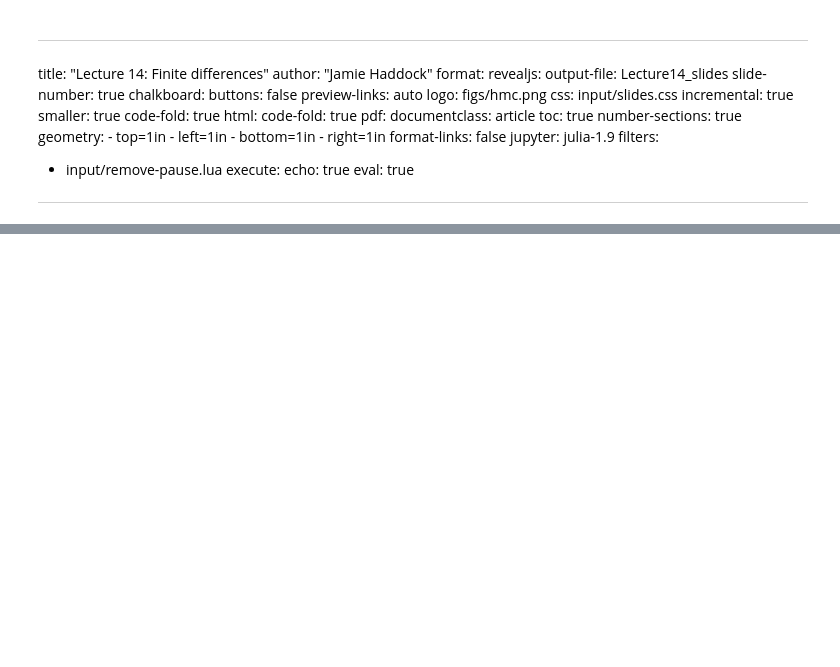
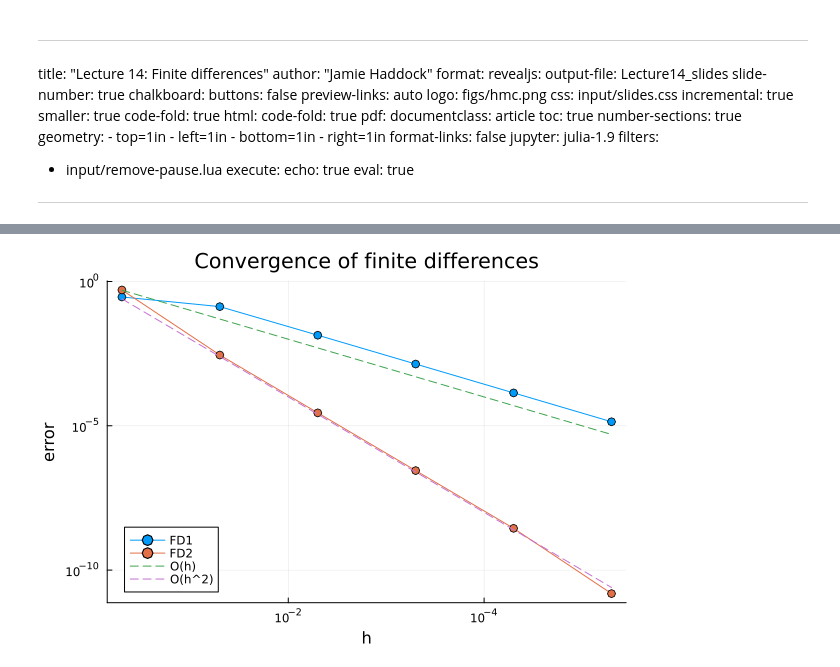
Before and after one commit to jamiehadd/164-ScientificComputing, a Jupyter notebook: Lecture14/Lecture14.ipynb, the cells around one changed output, grey strips where cells are left out. Saved outputs shown, nothing was run; the diff lists cells and outputs as text; code cells hidden in the pictures; blank space fills up the shorter version.

```diff
--- a/Lecture14/Lecture14.ipynb
+++ b/Lecture14/Lecture14.ipynb
@@ -72,0 +114,4 @@ Simplest examples:
+# %%
+FD1 = ( -f(0)   +   f(h)        ) / h
+FD2 = (-3f(0)   +  4f(h) - f(2h)) / 2h
+@show (FD1,FD2);
@@ -72,0 +247,3 @@ Simplest examples:
+# %%
+f = x -> sin(exp(x+1))
+exact_value = exp(1)*cos(exp(1))  # derivative at x = 0
@@ -72,0 +252,9 @@ Simplest examples:
+# %%
+h = [ 5/10^n for n in 1:6 ]
+FD1 = []; FD2 = [];
+for h in h
+    push!(FD1, (f(h)-f(0)) / h )
+    push!(FD2, (f(h)-f(-h)) / 2h )
+end
+
+pretty_table([h FD1 FD2],header=["h","FD1","FD2"])
@@ -72,0 +274,5 @@ Simplest examples:
+# %%
+error_FD1 = @. exact_value-FD1
+error_FD2 = @. exact_value-FD2
+table = [h error_FD1 error_FD2]
+pretty_table(table,header=["h","error in FD1","error in FD2"])
@@ -72,0 +290,7 @@ Simplest examples:
+# %%
+plot(h,abs.([error_FD1 error_FD2]), m=:o,label=["FD1" "FD2"],
+    xflip=true,xaxis=(:log10,"h"),yaxis=(:log10,"error"),
+    title="Convergence of finite differences",leg=:bottomleft)
+plot!(h,[h, h.^2],l=:dash,label=["O(h)" "O(h^2)"])
+# %% [output]
+[figure, added]
```
Also changed, not shown: parts of 21 cells of this notebook, 11 other files.
